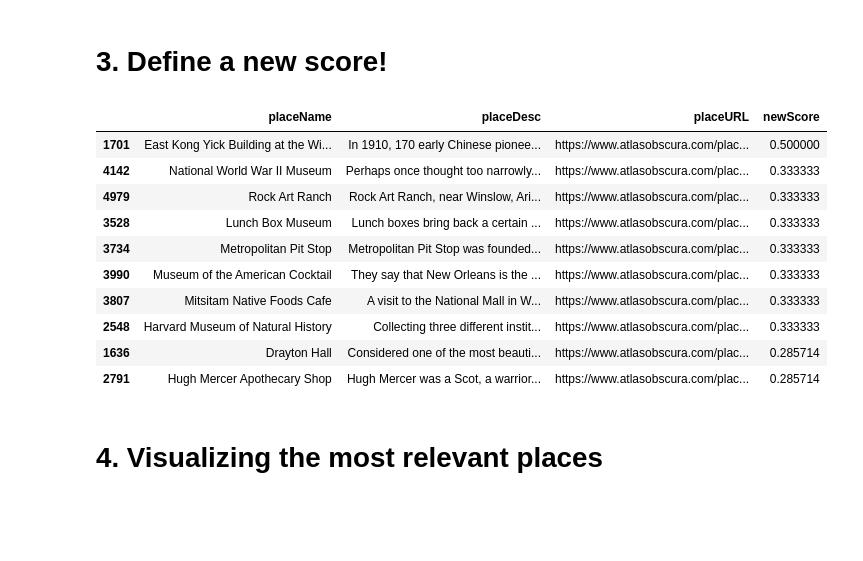
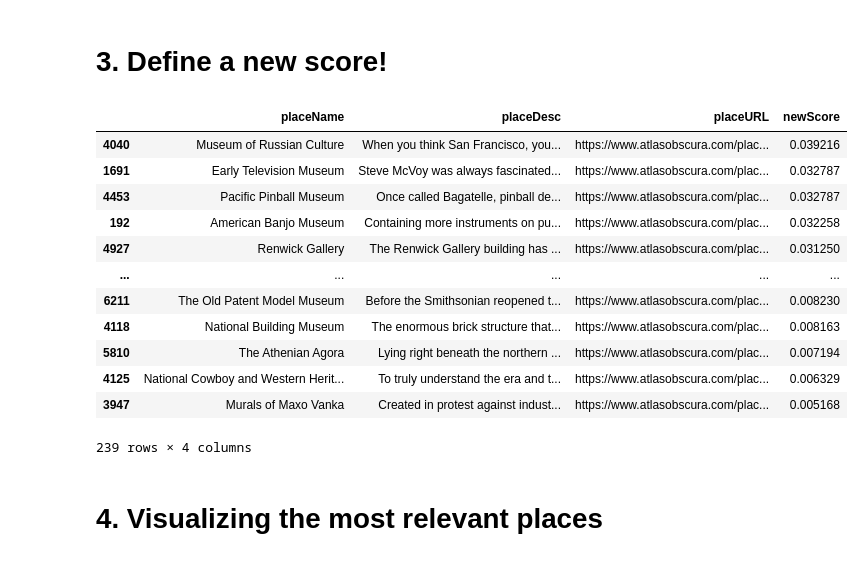
Before and after one commit to LucaFabri99/3HW-ADM-Fabri.Dinino.Aur, a Jupyter notebook: main.ipynb, the cells around one changed output. Drawn from its saved outputs; the diff is of its cells as text; code cells hidden in the pictures; blank space fills up the shorter version.

```diff
--- a/main.ipynb
+++ b/main.ipynb
@@ -376,19 +415,21 @@ engine.tfidf_search_match('african garden', mostPopularPlaces, vocabulary, tfidf
 # %% [markdown]
 # 3. Define a new score!
 # %%
-engine.new_score_jaccard('american museum', mostPopularPlaces, vocabulary, inverted_index, 10) #based on tags
+engine.new_score_jaccard('american museum', mostPopularPlaces, vocabulary, inverted_index, 239)
 # %% [output]
 |  | placeName | placeDesc | placeURL | newScore |
-| 1701 | East Kong Yick Building at the Wi... | In 1910, 170 early Chinese pionee... | https://www.atlasobscura.com/plac... | 0.500000 |
-| 4142 | National World War II Museum | Perhaps once thought too narrowly... | https://www.atlasobscura.com/plac... | 0.333333 |
-| 4979 | Rock Art Ranch | Rock Art Ranch, near Winslow, Ari... | https://www.atlasobscura.com/plac... | 0.333333 |
-| 3528 | Lunch Box Museum | Lunch boxes bring back a certain ... | https://www.atlasobscura.com/plac... | 0.333333 |
-| 3734 | Metropolitan Pit Stop | Metropolitan Pit Stop was founded... | https://www.atlasobscura.com/plac... | 0.333333 |
-| 3990 | Museum of the American Cocktail | They say that New Orleans is the ... | https://www.atlasobscura.com/plac... | 0.333333 |
-| 3807 | Mitsitam Native Foods Cafe | A visit to the National Mall in W... | https://www.atlasobscura.com/plac... | 0.333333 |
-| 2548 | Harvard Museum of Natural History | Collecting three different instit... | https://www.atlasobscura.com/plac... | 0.333333 |
-| 1636 | Drayton Hall | Considered one of the most beauti... | https://www.atlasobscura.com/plac... | 0.285714 |
-| 2791 | Hugh Mercer Apothecary Shop | Hugh Mercer was a Scot, a warrior... | https://www.atlasobscura.com/plac... | 0.285714 |
+| 4040 | Museum of Russian Culture | When you think San Francisco, you... | https://www.atlasobscura.com/plac... | 0.039216 |
+| 1691 | Early Television Museum | Steve McVoy was always fascinated... | https://www.atlasobscura.com/plac... | 0.032787 |
+| 4453 | Pacific Pinball Museum | Once called Bagatelle, pinball de... | https://www.atlasobscura.com/plac... | 0.032787 |
+| 192 | American Banjo Museum | Containing more instruments on pu... | https://www.atlasobscura.com/plac... | 0.032258 |
+| 4927 | Renwick Gallery | The Renwick Gallery building has ... | https://www.atlasobscura.com/plac... | 0.031250 |
+| ... | ... | ... | ... | ... |
+| 6211 | The Old Patent Model Museum | Before the Smithsonian reopened t... | https://www.atlasobscura.com/plac... | 0.008230 |
+| 4118 | National Building Museum | The enormous brick structure that... | https://www.atlasobscura.com/plac... | 0.008163 |
+| 5810 | The Athenian Agora | Lying right beneath the northern ... | https://www.atlasobscura.com/plac... | 0.007194 |
+| 4125 | National Cowboy and Western Herit... | To truly understand the era and t... | https://www.atlasobscura.com/plac... | 0.006329 |
+| 3947 | Murals of Maxo Vanka | Created in protest against indust... | https://www.atlasobscura.com/plac... | 0.005168 |
+239 rows × 4 columns
 # %% [markdown]
 # 4. Visualizing the most relevant places
 # %%
```
Also changed, not shown: parts of 5 cells of this notebook, 1 other file.
